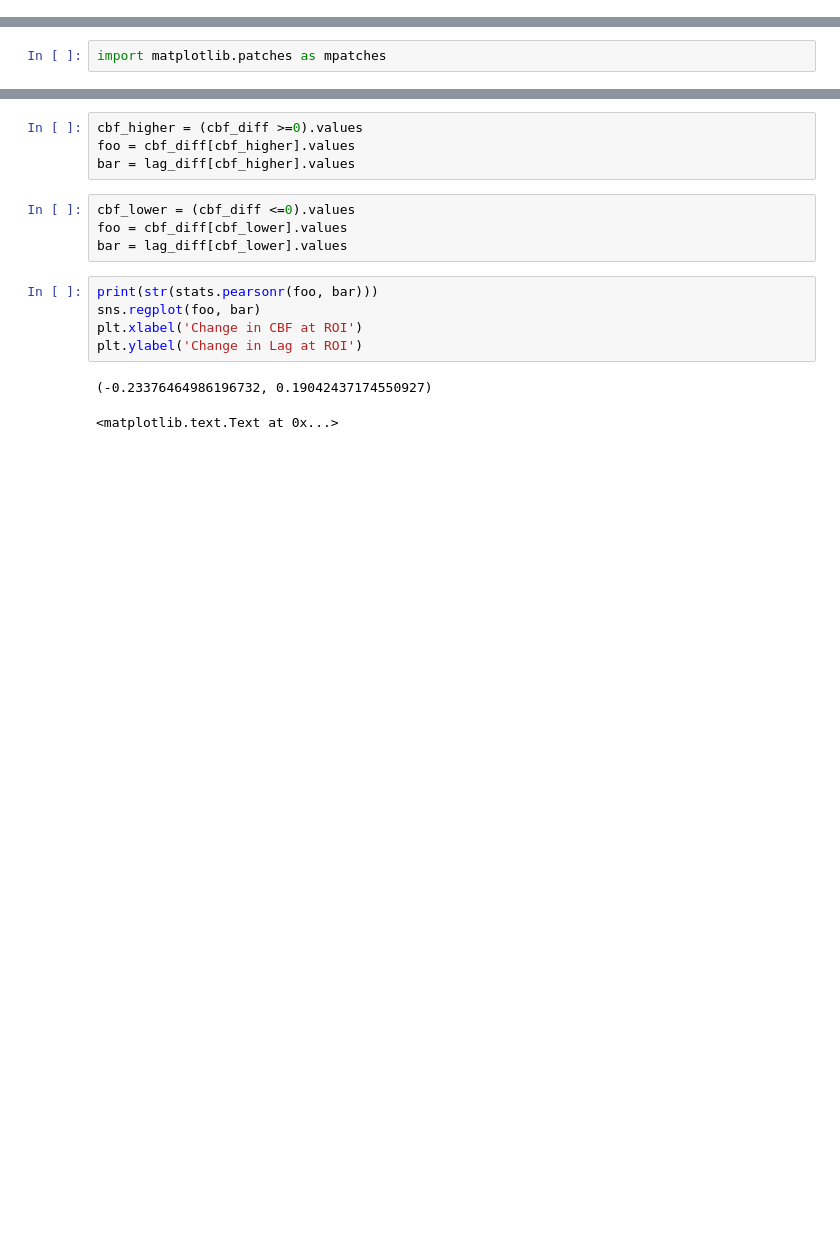
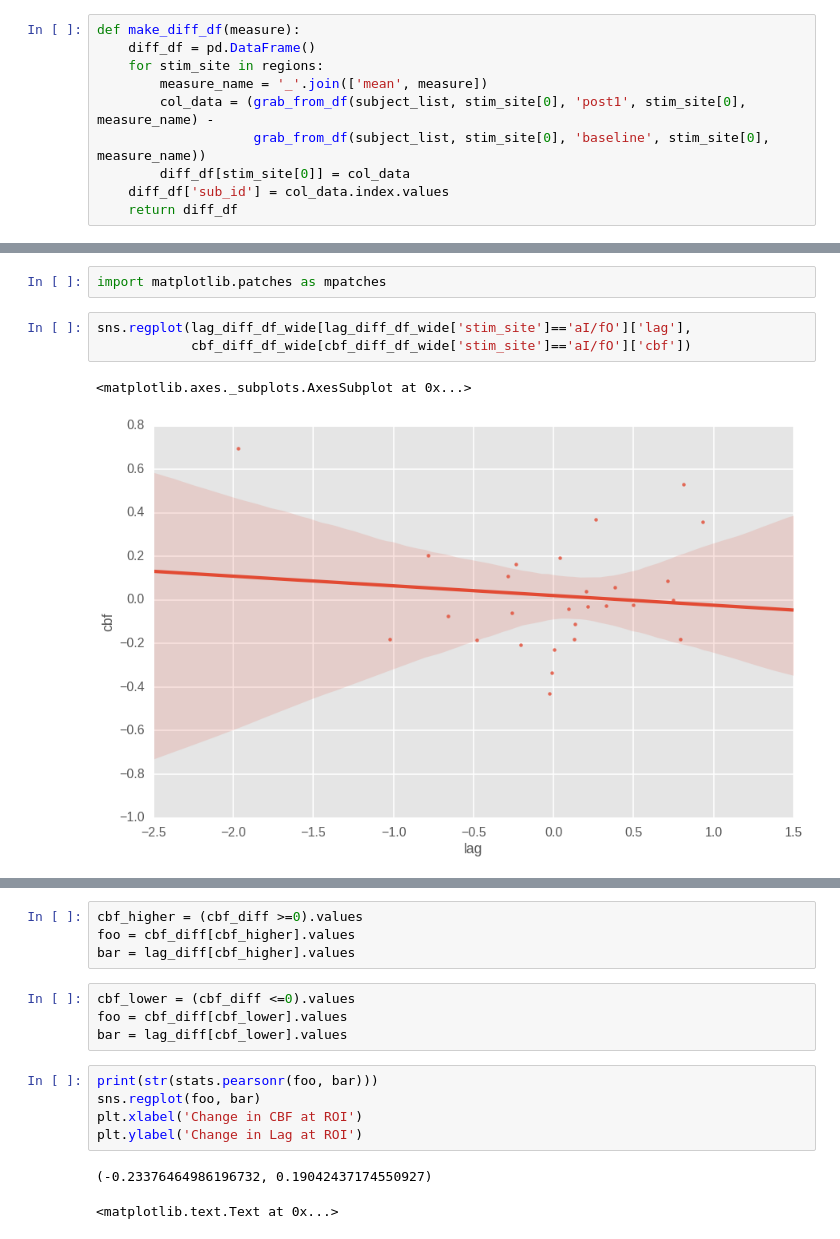
Before and after one commit to danlurie/ctbs_lag, a Jupyter notebook: Megarest Lag Maps - Minimal Preproc Exploration.ipynb, the cells around one changed output, grey strips where cells are left out. Cells and saved outputs as stored; diff of their text form; blank space fills up the shorter version.

```diff
--- a/Megarest Lag Maps - Minimal Preproc Exploration.ipynb
+++ b/Megarest Lag Maps - Minimal Preproc Exploration.ipynb
@@ -345,0 +260,10 @@ cbf_diff = np.subtract(all_mean_cbf_post1, all_mean_cbf_baseline)
+# %%
+def make_diff_df(measure):
+    diff_df = pd.DataFrame()
+    for stim_site in regions:
+        measure_name = '_'.join(['mean', measure])
+        col_data = (grab_from_df(subject_list, stim_site[0], 'post1', stim_site[0], measure_name) -
+                    grab_from_df(subject_list, stim_site[0], 'baseline', stim_site[0], measure_name))
+        diff_df[stim_site[0]] = col_data
+    diff_df['sub_id'] = col_data.index.values
+    return diff_df
@@ -361,4 +337,10 @@ for i in stim_data_post1['stim_roi'].values:
 # %%
 import matplotlib.patches as mpatches
+# %%
+sns.regplot(lag_diff_df_wide[lag_diff_df_wide['stim_site']=='aI/fO']['lag'],
+            cbf_diff_df_wide[cbf_diff_df_wide['stim_site']=='aI/fO']['cbf'])
+# %% [output]
+<matplotlib.axes._subplots.AxesSubplot at 0x...>
+[figure, added]
 # %%
 fig, ax = plt.subplots(1, figsize=(16,10))
```
Also changed, not shown: parts of 20 cells of this notebook, 1 other file.
